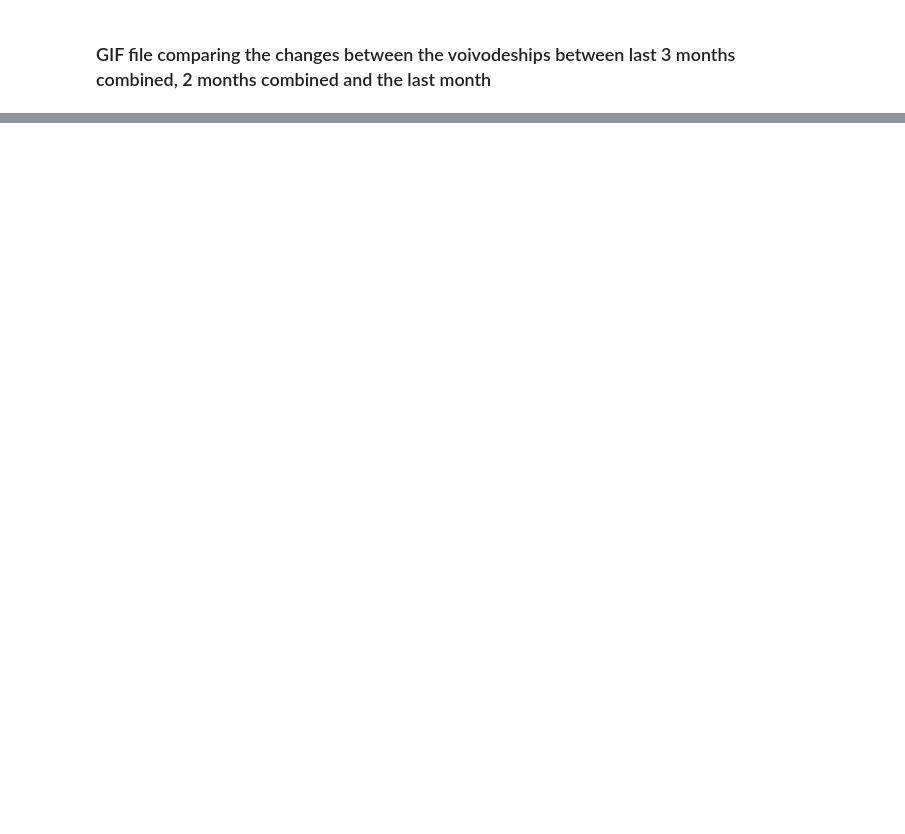
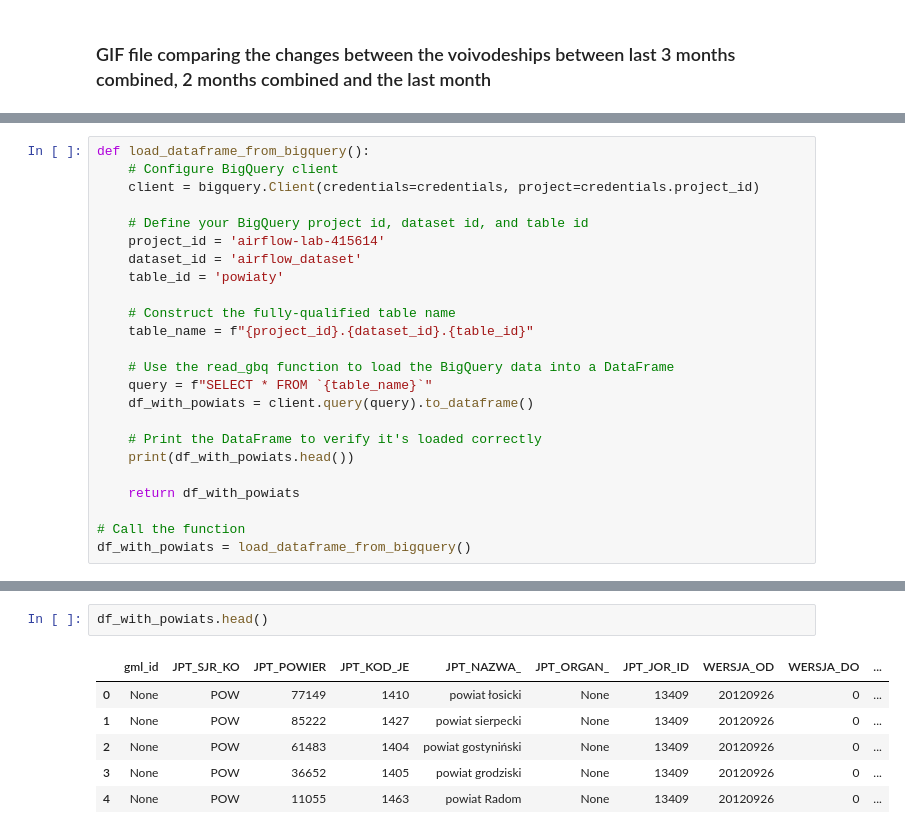
Before and after one commit to JakBiel/Building_permissions_ETL, a Jupyter notebook: zip_data_jupyter_notebook/jpdata/csv_analyze.ipynb, the cells around one changed output, grey strips where cells are left out. Saved outputs shown, nothing was run; the diff lists cells and outputs as text; blank space fills up the shorter version.

Commit message:
Powiat file is being uploaded in Bigquery, small tests in jupyter notebook

```diff
--- a/zip_data_jupyter_notebook/jpdata/csv_analyze.ipynb
+++ b/zip_data_jupyter_notebook/jpdata/csv_analyze.ipynb
@@ -530,3 +530,27 @@ if images:
 display(HTML(f"<img src='voivodeships.gif' width='800'>"))
 # %% [output]
 [interactive output not drawn]
+# %%
+def load_dataframe_from_bigquery():
+    # Configure BigQuery client
+    client = bigquery.Client(credentials=credentials, project=credentials.project_id)
+
+    # Define your BigQuery project id, dataset id, and table id
+    project_id = 'airflow-lab-415614'
+    dataset_id = 'airflow_dataset'
+    table_id = 'powiaty'
+
+    # Construct the fully-qualified table name
+    table_name = f"{project_id}.{dataset_id}.{table_id}"
+
+    # Use the read_gbq function to load the BigQuery data into a DataFrame
+    query = f"SELECT * FROM `{table_name}`"
+    df_with_powiats = client.query(query).to_dataframe()
+
+    # Print the DataFrame to verify it's loaded correctly
+    print(df_with_powiats.head())
+
+    return df_with_powiats
+
+# Call the function
+df_with_powiats = load_dataframe_from_bigquery()
@@ -532,0 +575,9 @@ display(HTML(f"<img src='voivodeships.gif' width='800'>"))
+# %%
+df_with_powiats.head()
+# %% [output]
+|  | gml_id | JPT_SJR_KO | JPT_POWIER | JPT_KOD_JE | JPT_NAZWA_ | JPT_ORGAN_ | JPT_JOR_ID | WERSJA_OD | WERSJA_DO | ... |
+| 0 | None | POW | 77149 | 1410 | powiat łosicki | None | 13409 | 20120926 | 0 | ... |
+| 1 | None | POW | 85222 | 1427 | powiat sierpecki | None | 13409 | 20120926 | 0 | ... |
+| 2 | None | POW | 61483 | 1404 | powiat gostyniński | None | 13409 | 20120926 | 0 | ... |
+| 3 | None | POW | 36652 | 1405 | powiat grodziski | None | 13409 | 20120926 | 0 | ... |
+| 4 | None | POW | 11055 | 1463 | powiat Radom | None | 13409 | 20120926 | 0 | ... |
```
Also changed, not shown: parts of 8 cells of this notebook, 2 other files.
